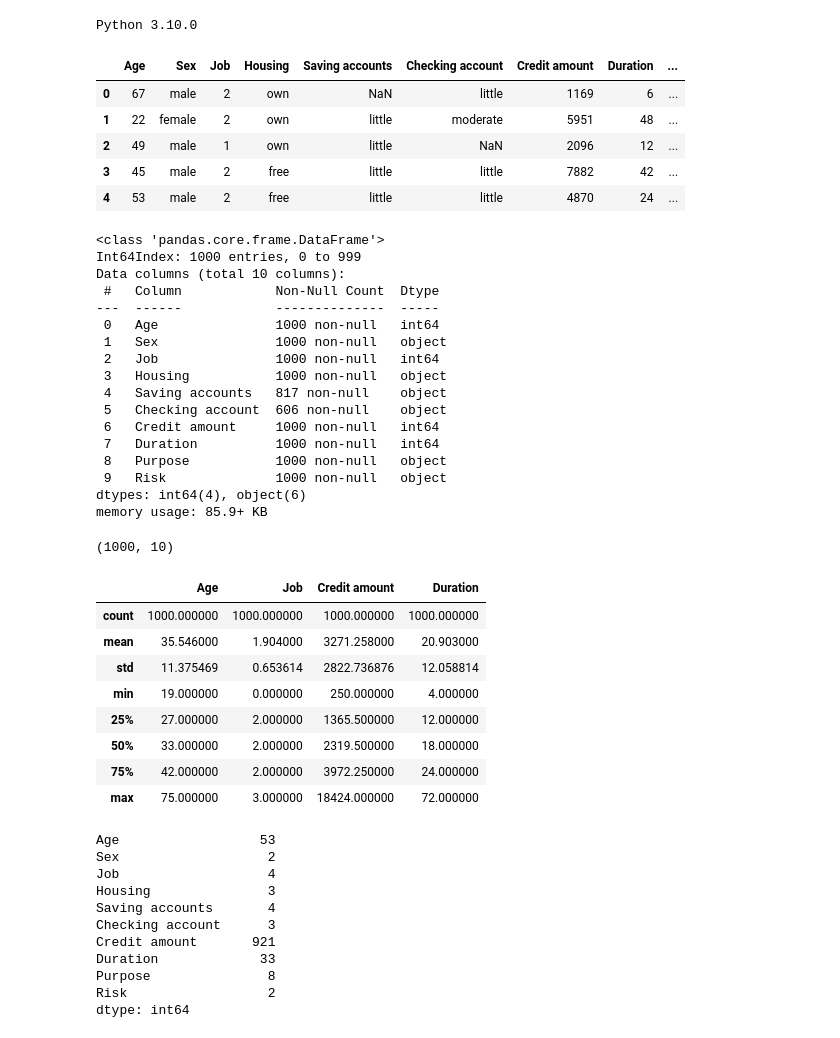
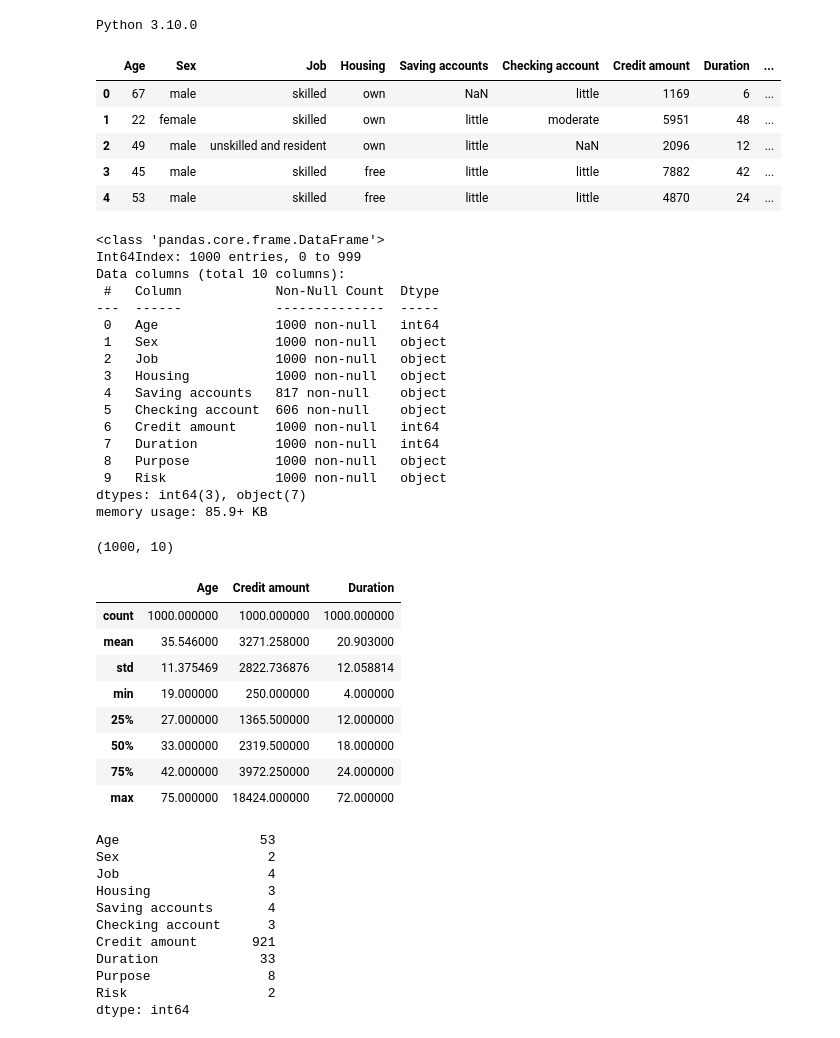
Before and after one commit to bigdatavietnam-org/german-credit-risk, a Jupyter notebook: german-credit-risk.ipynb, the cells around one changed output. Drawn from its saved outputs; the diff is of its cells as text; code cells hidden in the pictures.

```diff
--- a/german-credit-risk.ipynb
+++ b/german-credit-risk.ipynb
@@ -5,22 +5,24 @@ Python 3.10.0
 # %%
 import pandas as pd
 import numpy as np
 import seaborn as sns
 import matplotlib.pyplot as plt
 from matplotlib import style
 sns.set(style='ticks', color_codes=True)
 sns.set(style='darkgrid')
 
 #Importing the data
 credit_df = pd.read_csv("german_credit_data.csv", index_col=0)
+job_category = ['unskilled and non-resident', 'unskilled and resident', 'skilled', 'highly skilled']
+credit_df['Job'] = credit_df['Job'].replace([0, 1, 2, 3], job_category)
 credit_df.head()
 # %% [output]
 |  | Age | Sex | Job | Housing | Saving accounts | Checking account | Credit amount | Duration | ... |
-| 0 | 67 | male | 2 | own | NaN | little | 1169 | 6 | ... |
-| 1 | 22 | female | 2 | own | little | moderate | 5951 | 48 | ... |
-| 2 | 49 | male | 1 | own | little | NaN | 2096 | 12 | ... |
-| 3 | 45 | male | 2 | free | little | little | 7882 | 42 | ... |
-| 4 | 53 | male | 2 | free | little | little | 4870 | 24 | ... |
+| 0 | 67 | male | skilled | own | NaN | little | 1169 | 6 | ... |
+| 1 | 22 | female | skilled | own | little | moderate | 5951 | 48 | ... |
+| 2 | 49 | male | unskilled and resident | own | little | NaN | 2096 | 12 | ... |
+| 3 | 45 | male | skilled | free | little | little | 7882 | 42 | ... |
+| 4 | 53 | male | skilled | free | little | little | 4870 | 24 | ... |
 # %%
 credit_df.info()
 # %% [output]
@@ -31,7 +33,7 @@ Data columns (total 10 columns):
 ---  ------            --------------  -----
  0   Age               1000 non-null   int64
  1   Sex               1000 non-null   object
- 2   Job               1000 non-null   int64
+ 2   Job               1000 non-null   object
  3   Housing           1000 non-null   object
  4   Saving accounts   817 non-null    object
  5   Checking account  606 non-null    object
@@ -39,7 +41,7 @@ Data columns (total 10 columns):
  7   Duration          1000 non-null   int64
  8   Purpose           1000 non-null   object
  9   Risk              1000 non-null   object
-dtypes: int64(4), object(6)
+dtypes: int64(3), object(7)
 memory usage: 85.9+ KB
 # %%
 credit_df.shape
@@ -48,15 +50,15 @@ credit_df.shape
 # %%
 credit_df.describe()
 # %% [output]
-|  | Age | Job | Credit amount | Duration |
-| count | 1000.000000 | 1000.000000 | 1000.000000 | 1000.000000 |
-| mean | 35.546000 | 1.904000 | 3271.258000 | 20.903000 |
-| std | 11.375469 | 0.653614 | 2822.736876 | 12.058814 |
-| min | 19.000000 | 0.000000 | 250.000000 | 4.000000 |
-| 25% | 27.000000 | 2.000000 | 1365.500000 | 12.000000 |
-| 50% | 33.000000 | 2.000000 | 2319.500000 | 18.000000 |
-| 75% | 42.000000 | 2.000000 | 3972.250000 | 24.000000 |
-| max | 75.000000 | 3.000000 | 18424.000000 | 72.000000 |
+|  | Age | Credit amount | Duration |
+| count | 1000.000000 | 1000.000000 | 1000.000000 |
+| mean | 35.546000 | 3271.258000 | 20.903000 |
+| std | 11.375469 | 2822.736876 | 12.058814 |
+| min | 19.000000 | 250.000000 | 4.000000 |
+| 25% | 27.000000 | 1365.500000 | 12.000000 |
+| 50% | 33.000000 | 2319.500000 | 18.000000 |
+| 75% | 42.000000 | 3972.250000 | 24.000000 |
+| max | 75.000000 | 18424.000000 | 72.000000 |
 # %%
 credit_df.nunique()
 # %% [output]
```
Also changed, not shown: parts of 3 cells of this notebook.
